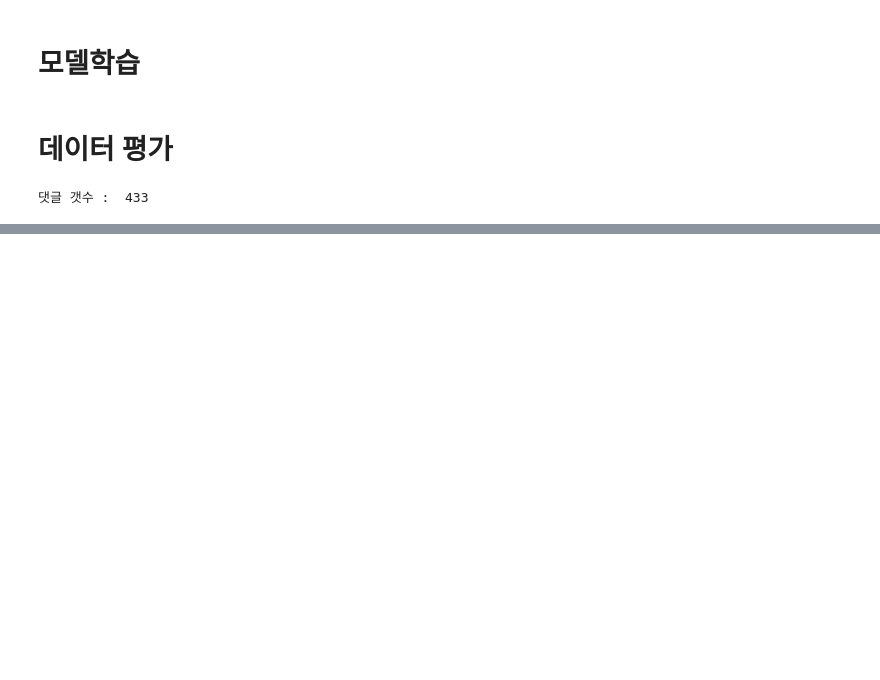
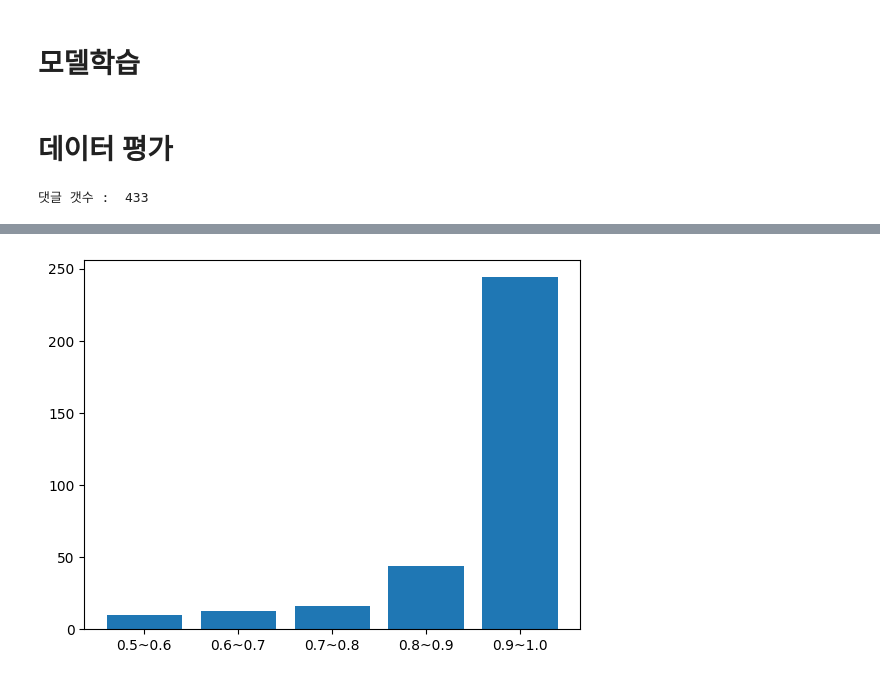
Before and after one commit to JisuPark-dev/nlp, a Jupyter notebook: crawling/crwaling.ipynb, the cells around one changed output, grey strips where cells are left out. Drawn from its saved outputs; the diff is of its cells as text; code cells hidden in the pictures; blank space fills up the shorter version.

```diff
--- a/crawling/crwaling.ipynb
+++ b/crawling/crwaling.ipynb
@@ -123,0 +202,11 @@ data_frame.to_csv("answer.csv",mode='w',index = False)
+# %%
+x = np.arange(5)
+name = ['0.5~0.6', '0.6~0.7','0.7~0.8','0.8~0.9','0.9~1.0']
+values = [neg1,neg2,neg3,neg4,neg5]
+
+plt.bar(x, values)
+plt.xticks(x, name)
+
+plt.show()
+# %% [output]
+[figure, added]
```
Also changed, not shown: parts of 13 cells of this notebook.
